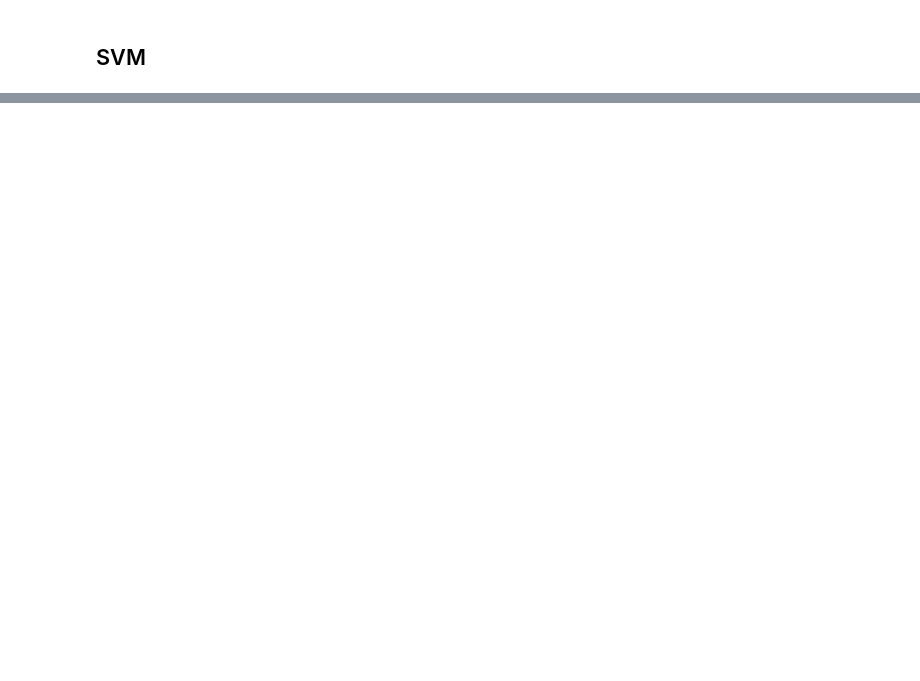
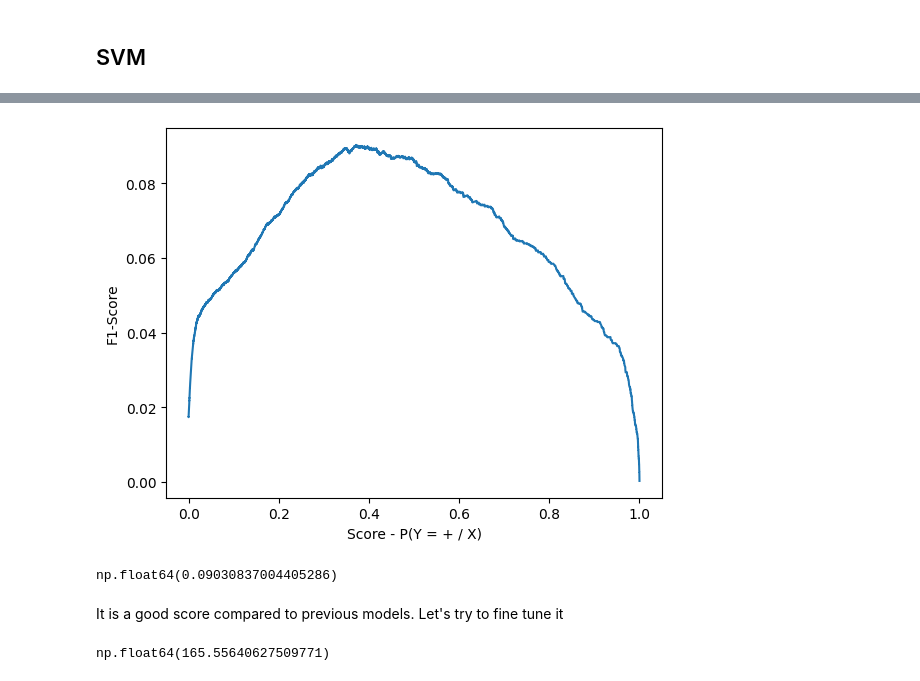
Before and after one commit to marinoo3/Bank-Imbalanced, a Jupyter notebook: notebooks/03_build.ipynb, the cells around one changed output, grey strips where cells are left out. Drawn from its saved outputs; the diff is of its cells as text; code cells hidden in the pictures; blank space fills up the shorter version.

```diff
--- a/notebooks/03_build.ipynb
+++ b/notebooks/03_build.ipynb
@@ -168,0 +276,20 @@ Calibrating the affectation threeshold only slightly improved the f1-score. The
+# %%
+best_threeshold, best_score = score_threeshold(y_test, y_proba)
+# %% [output]
+[figure, added]
+# %%
+best_score
+# %% [output]
+np.float64(0.09030837004405286)
+# %% [markdown]
+It is a good score compared to previous models. Let's try to fine tune it
+# %%
+# 1. Compute class weight for imbalance
+
+positive_count = y_train.sum()
+negative_count = len(y_train) - y_train.sum()
+
+scale_weight = negative_count/positive_count
+scale_weight
+# %% [output]
+np.float64(165.55640627509771)
```
Also changed, not shown: parts of 45 cells of this notebook.
